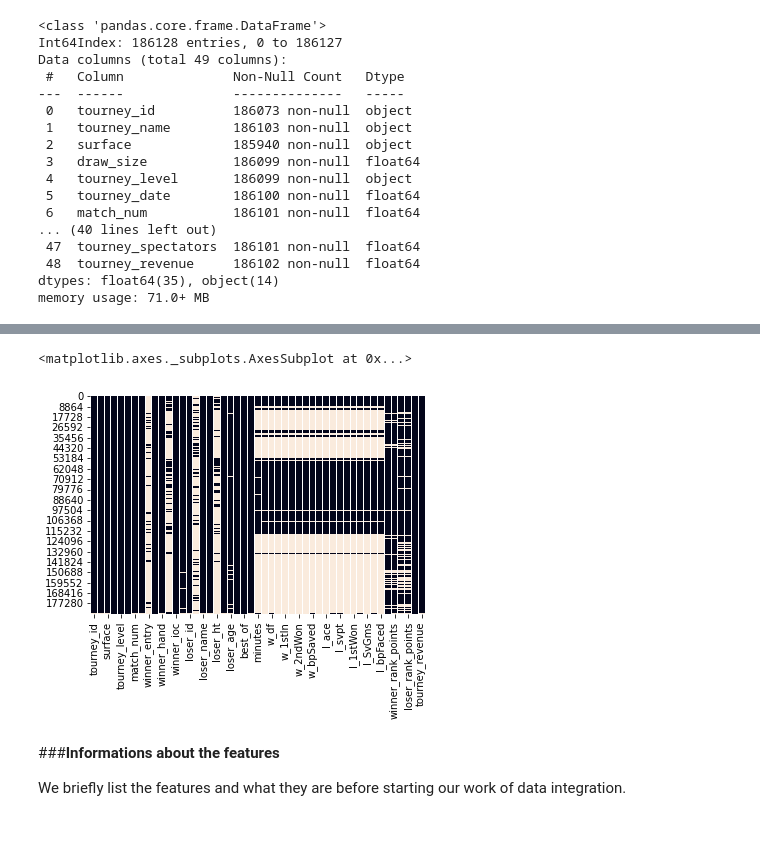
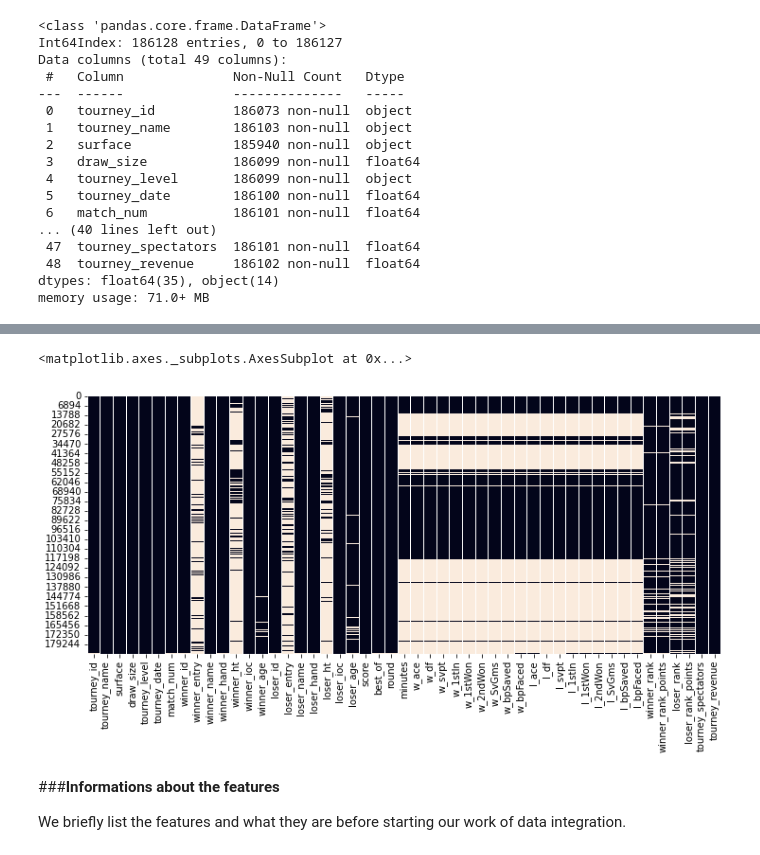
Before and after one commit to nikodallanoce/DataMiningProject, a Jupyter notebook: DM_14_TASK1/DM_14_data_understanding.ipynb, the cells around one changed output, grey strips where cells are left out. Saved outputs shown, nothing was run; the diff lists cells and outputs as text; code cells hidden in the pictures.

```diff
--- a/DM_14_TASK1/DM_14_data_understanding.ipynb
+++ b/DM_14_TASK1/DM_14_data_understanding.ipynb
@@ -101,8 +103,9 @@ dtype: bool
-# %%
-sn.heatmap(df_matches.isnull(), cbar=False)
-# %% [output]
-<matplotlib.axes._subplots.AxesSubplot at 0x...>
-[figure, removed]
+# %%
+fig, ax = plt.pyplot.subplots(figsize=(12,5))
+sn.heatmap(df_matches.isnull(), cbar=False, xticklabels=True, ax=ax)
+# %% [output]
+<matplotlib.axes._subplots.AxesSubplot at 0x...>
+[figure, added]
 # %% [markdown]
 ###**Informations about the features**
 
```
Also changed, not shown: parts of 18 cells of this notebook.
